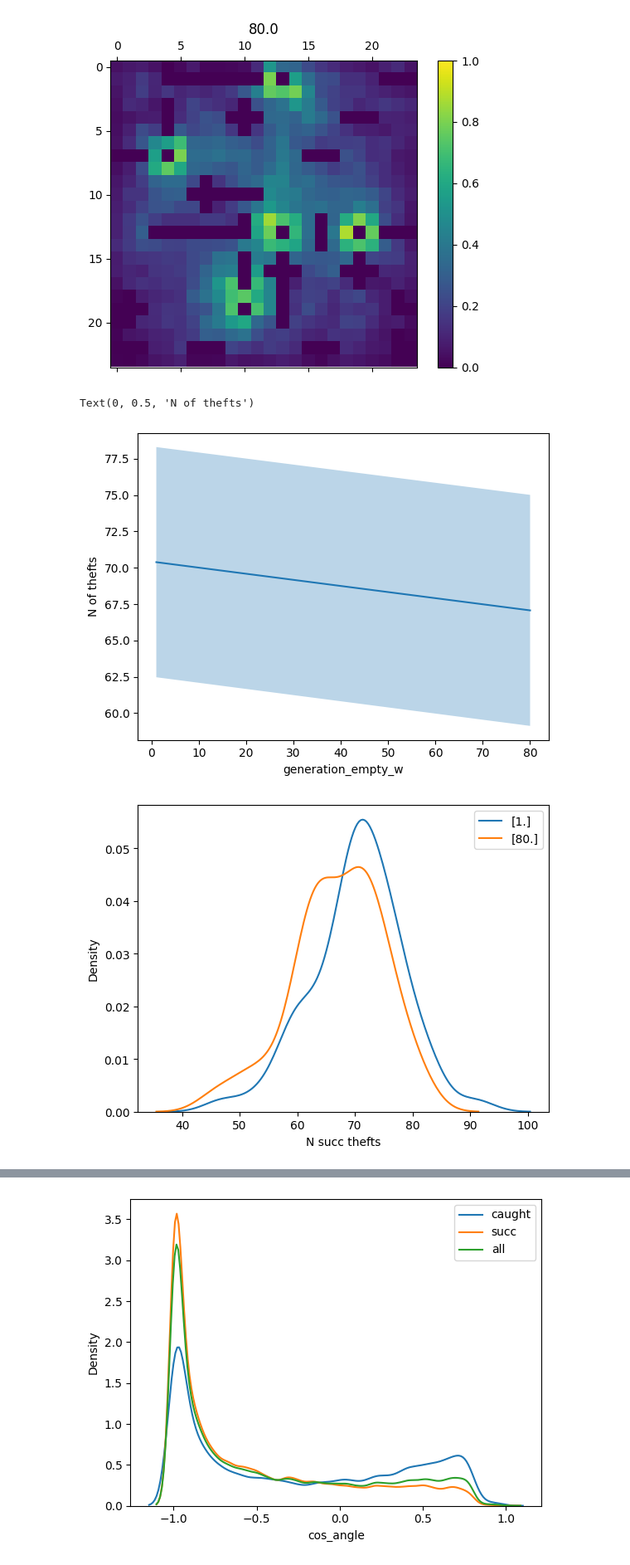
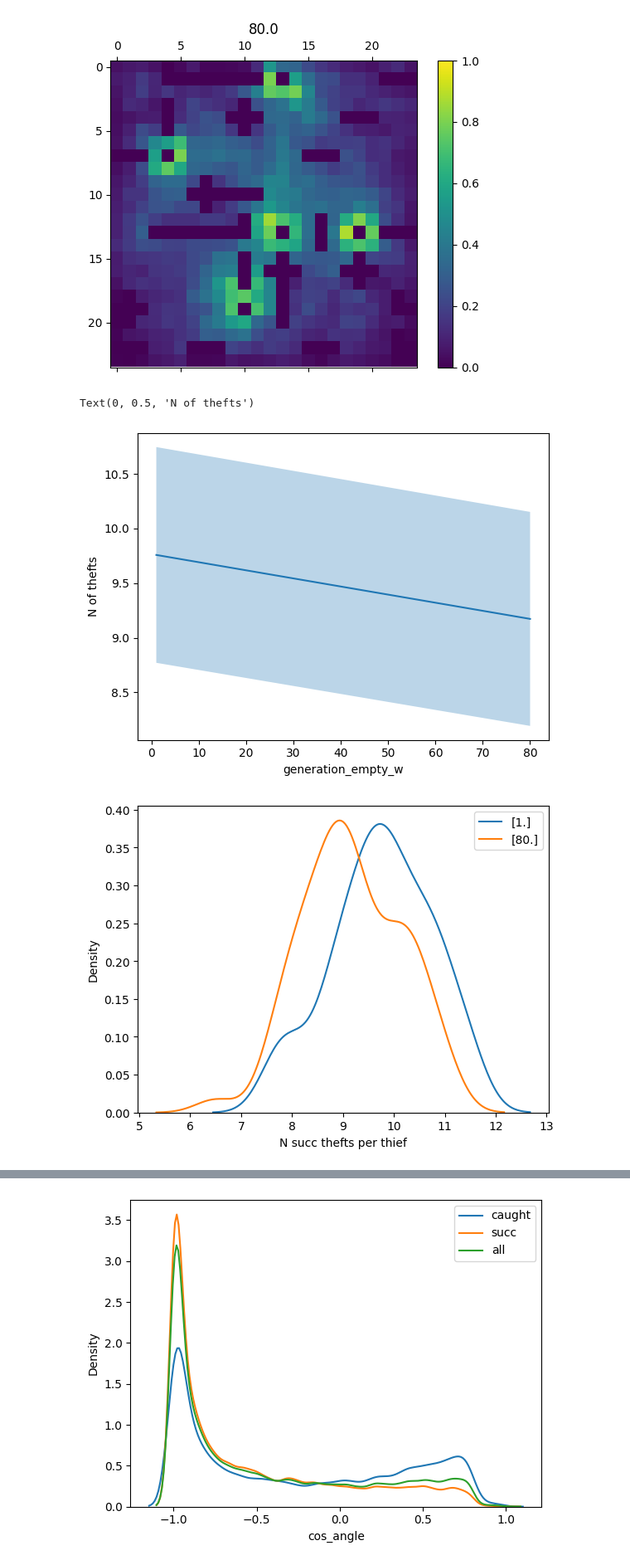
Before and after one commit to viktorvesely/TaC, a Jupyter notebook: simulation/analysis.ipynb, the cells around one changed output, grey strips where cells are left out. Shown: that part at 83% size. Cells and saved outputs as stored; diff of their text form; code cells hidden in the pictures.

```diff
--- a/simulation/analysis.ipynb
+++ b/simulation/analysis.ipynb
@@ -67,3 +1,26 @@ ta = dfs["TheftAborted.parquet"]
+# %%
+import pandas as pd
+import numpy as np
+from matplotlib import pyplot as plt
+import seaborn as sns
+
+import importlib
+import analysis
+
+importlib.reload(analysis)
+
+dataframes = ["TheftEvent.parquet", "VisionEvent.parquet", "MapEvent.parquet", "ChosenTargetEvent.parquet", "TheftAborted.parquet"]
+attach_config_vars = ["generation_empty_w", "n_thieves"]
+
+# dfs = load_experiments_by_name("look_for_target_cooldown")
+dfs = analysis.load_experiments_by_name("look_for_target_cooldown", dataframes, attach_config_vars)
+df = dfs["TheftEvent.parquet"]
+vision = dfs["VisionEvent.parquet"]
+walls_df = dfs["MapEvent.parquet"]
+ts = dfs["ChosenTargetEvent.parquet"]
+ta = dfs["TheftAborted.parquet"]
+
+n_thieves = df["n_thieves"].unique()[0]
 # %%
 df.groupby("rand").size()
 # %% [output]
@@ -190,9 +147,7 @@ for x in X:
 [figure]
 [figure]
 # %%
-g = df.groupby(["rand", "generation_empty_w"])["caught"].value_counts()
-g = g.reset_index()
-g = g[~g["caught"]]
+g = analysis.succ_normalized_thefts(df)
 
 interest = "generation_empty_w"
 def process(df: pd.DataFrame):
@@ -212,18 +167,16 @@ ax.set_xlabel(interest)
 ax.set_ylabel("N of thefts")
 # %% [output]
 Text(0, 0.5, 'N of thefts')
-[figure, old version]
+[figure, new version]
 # %%
-g = df.groupby(["rand", "generation_empty_w"])["caught"].value_counts()
-g = g.reset_index()
-g = g[~g["caught"]]
+g = analysis.succ_normalized_thefts(df)
 
 fig, ax = plt.subplots()
 
 g.groupby("generation_empty_w").apply(lambda df: sns.kdeplot(df["count"], ax=ax, label=df["generation_empty_w"].unique(), bw_adjust=0.9))
 
-ax.set_xlabel("N succ thefts")
+ax.set_xlabel("N succ thefts per thief")
 ax.legend()
 plt.show()
 # %% [output]
-[figure, old version]
+[figure, new version]
```
Also changed, not shown: parts of 8 cells of this notebook, 19 other files.
